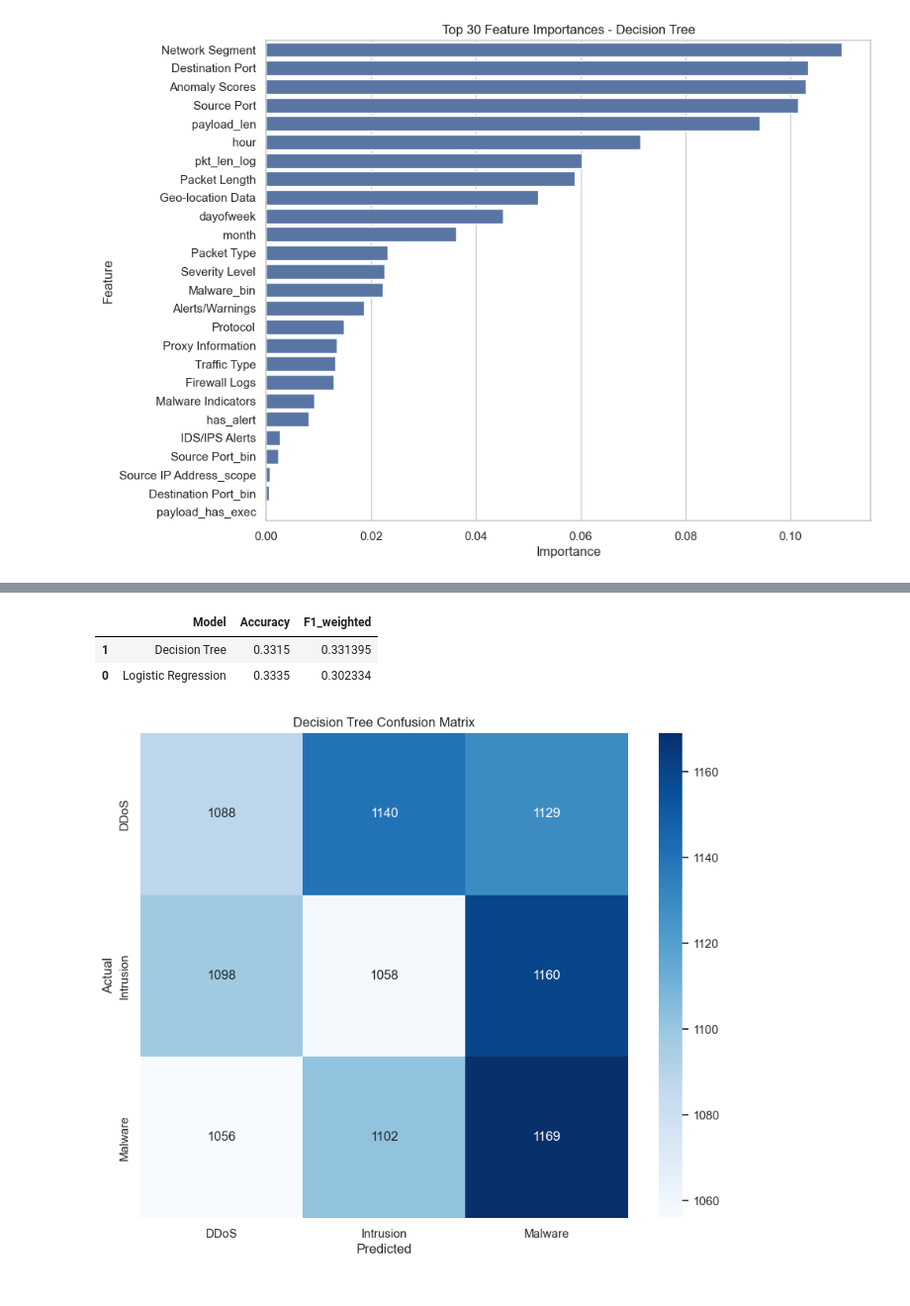
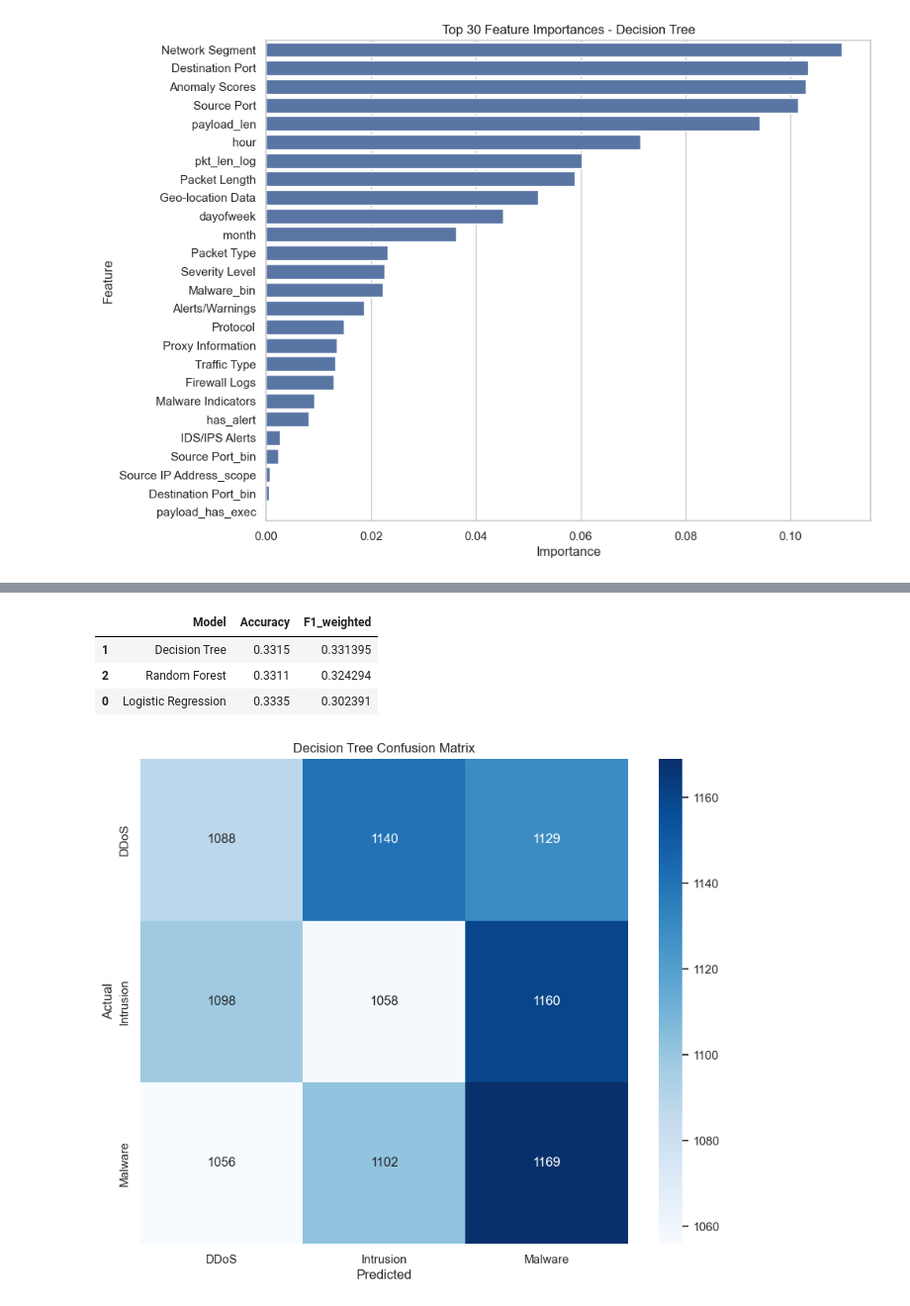
Before and after one commit to wizboltez/AnalyticaX, a Jupyter notebook: analyticaX.ipynb, the cells around one changed output, grey strips where cells are left out. Shown at 99% size. Drawn from its saved outputs; the diff is of its cells as text; code cells hidden in the pictures.

Commit message:
added random forest algo

```diff
--- a/analyticaX.ipynb
+++ b/analyticaX.ipynb
@@ -457,40 +536,43 @@ def summarize(name, y_true, y_pred):
     return {'Model': name, 'Accuracy': acc, 'F1_weighted': f1}
 
 # ---------------------------- Compile Results ----------------------------
-# Only include models for which predictions exist
+# Include all models with predictions
 results = [
     summarize('Logistic Regression', y_test, y_pred_lr),
-    summarize('Decision Tree', y_test, y_pred_dt)
+    summarize('Decision Tree', y_test, y_pred_dt),
+    summarize('Random Forest', y_test, y_pred_rf)
 ]
 
-# Create DataFrame and sort by F1 score (descending)
+# Create DataFrame and sort by weighted F1 score (descending)
 results_df = pd.DataFrame(results).sort_values('F1_weighted', ascending=False)
 display(results_df)
 
 # ---------------------------- Best Model Confusion Matrix ----------------------------
 # Identify best model based on weighted F1 score
 best_model_name = results_df.iloc[0]['Model']
 
 # Map predictions to the best model
 best_pred = {
     'Logistic Regression': y_pred_lr,
-    'Decision Tree': y_pred_dt
+    'Decision Tree': y_pred_dt,
+    'Random Forest': y_pred_rf
 }[best_model_name]
 
 # Plot confusion matrix for the best model
 cm = confusion_matrix(y_test, best_pred)
 plt.figure(figsize=(10,8))
 sns.heatmap(
     cm, annot=True, fmt='d', cmap='Blues',
     xticklabels=le_target.classes_,
     yticklabels=le_target.classes_
 )
 plt.title(f"{best_model_name} Confusion Matrix")
 plt.xlabel("Predicted")
 plt.ylabel("Actual")
 plt.show()
 # %% [output]
 |  | Model | Accuracy | F1_weighted |
 | 1 | Decision Tree | 0.3315 | 0.331395 |
-| 0 | Logistic Regression | 0.3335 | 0.302334 |
+| 2 | Random Forest | 0.3311 | 0.324294 |
+| 0 | Logistic Regression | 0.3335 | 0.302391 |
 [figure]
```
Also changed, not shown: parts of 1 cell of this notebook.
